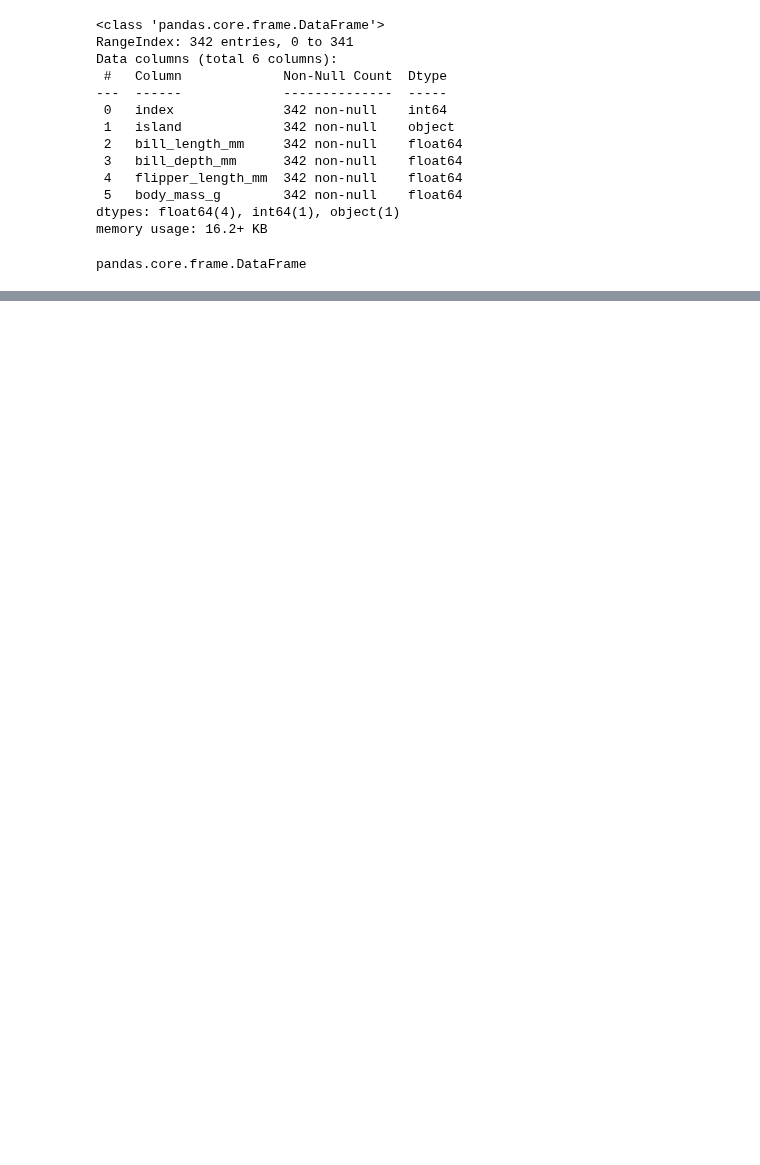
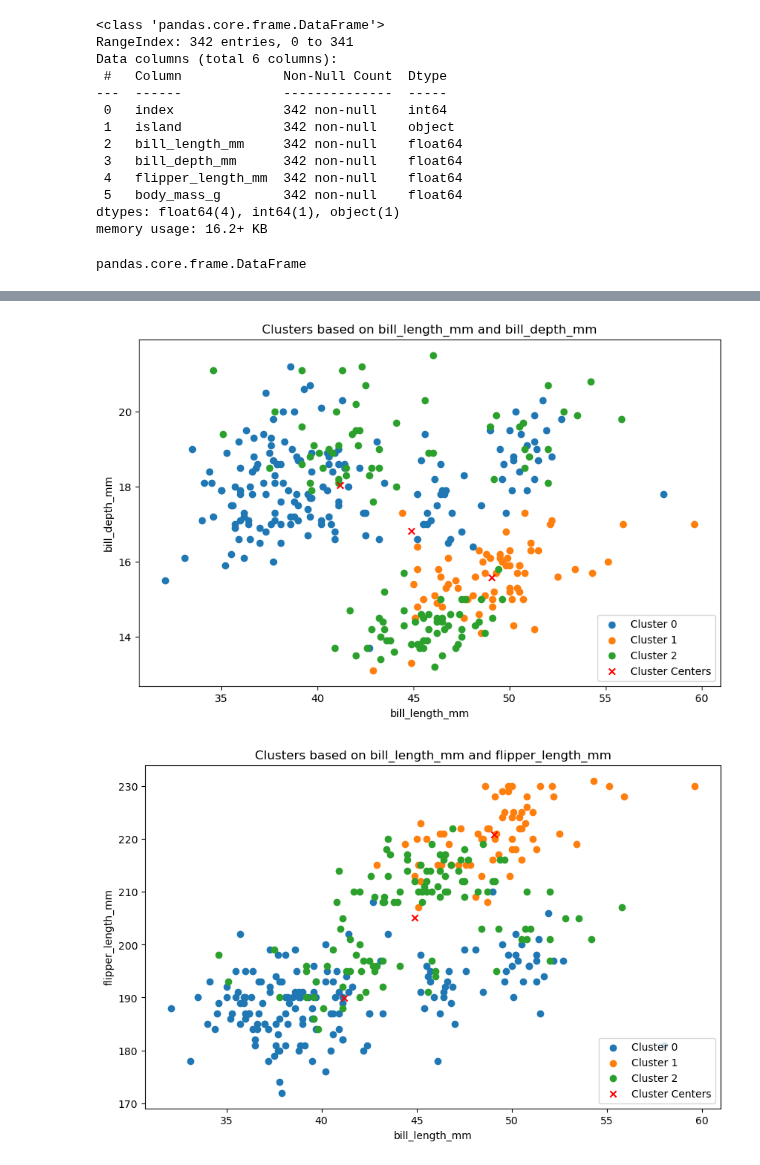
Before and after one commit to Worldofgentleken/ds_study, a Jupyter notebook: source_code/ML_penguins_prac.ipynb, the cells around one changed output, grey strips where cells are left out. Cells and saved outputs as stored; diff of their text form; code cells hidden in the pictures; blank space fills up the shorter version.

```diff
--- a/source_code/ML_penguins_prac.ipynb
+++ b/source_code/ML_penguins_prac.ipynb
@@ -112,0 +204,24 @@ ValueError: could not convert string to float: 'Torgersen'
+# %%
+# 클러스터별 그래프 그리기 함수 정의
+def draw_cluster_graph(df_result, km, feature1, feature2):
+    plt.figure(figsize=(10, 6))
+    for label in range(len(set(km.labels_))):
+        plt.scatter(df_result[km.labels_ == label][feature1], df_result[km.labels_ == label][feature2], label=f'Cluster {label}')
+    # 클러스터 중심점 추가
+    plt.scatter(km.cluster_centers_[:, df_result.columns.get_loc(feature1)],
+                km.cluster_centers_[:, df_result.columns.get_loc(feature2)],
+                marker='x', color='r', label='Cluster Centers')
+    plt.xlabel(feature1)
+    plt.ylabel(feature2)
+    plt.title(f'Clusters based on {feature1} and {feature2}')
+    plt.legend(loc='lower right')
+    plt.show()
+
+# 주어진 컬럼에 대해 클러스터별 그래프 그리기
+features = ['bill_length_mm', 'bill_depth_mm', 'flipper_length_mm', 'body_mass_g']
+for i in range(len(features)):
+    for j in range(i+1, len(features)):
+        draw_cluster_graph(df_result, km, features[i], features[j])
+# %% [output]
+[figure, added]
+[figure, added]
```
Also changed, not shown: parts of 31 cells of this notebook, 2 other files.
